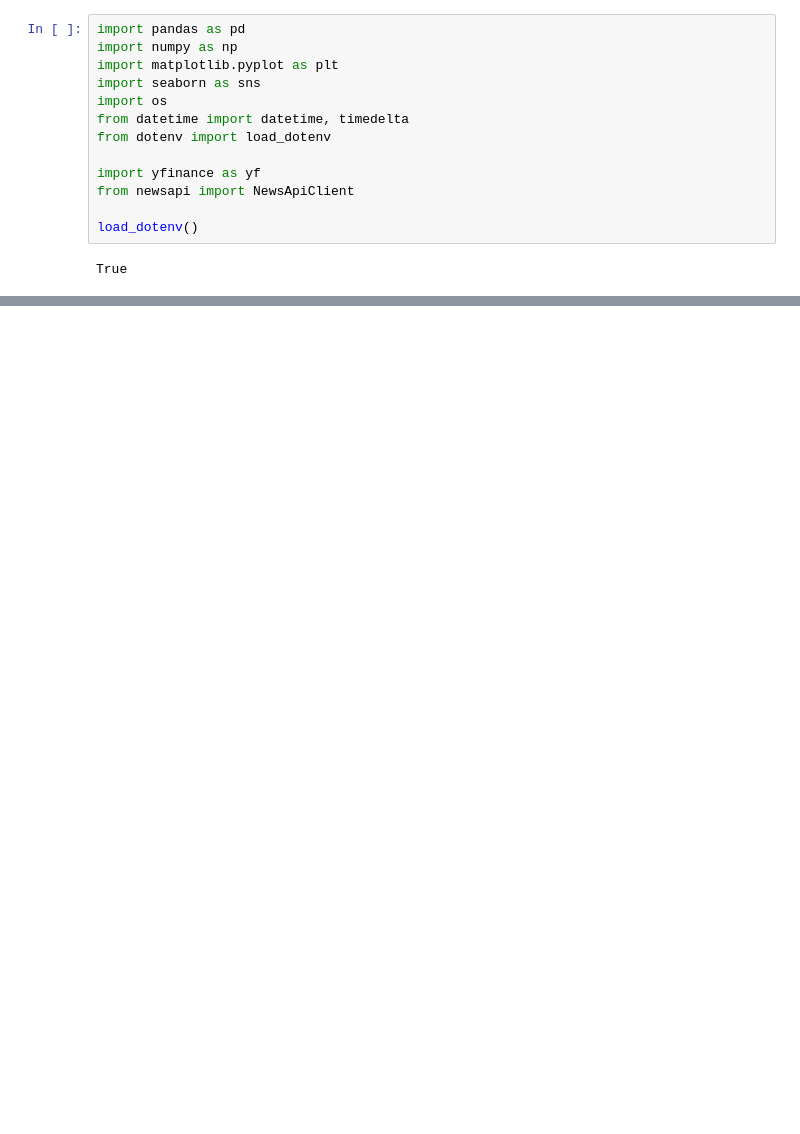
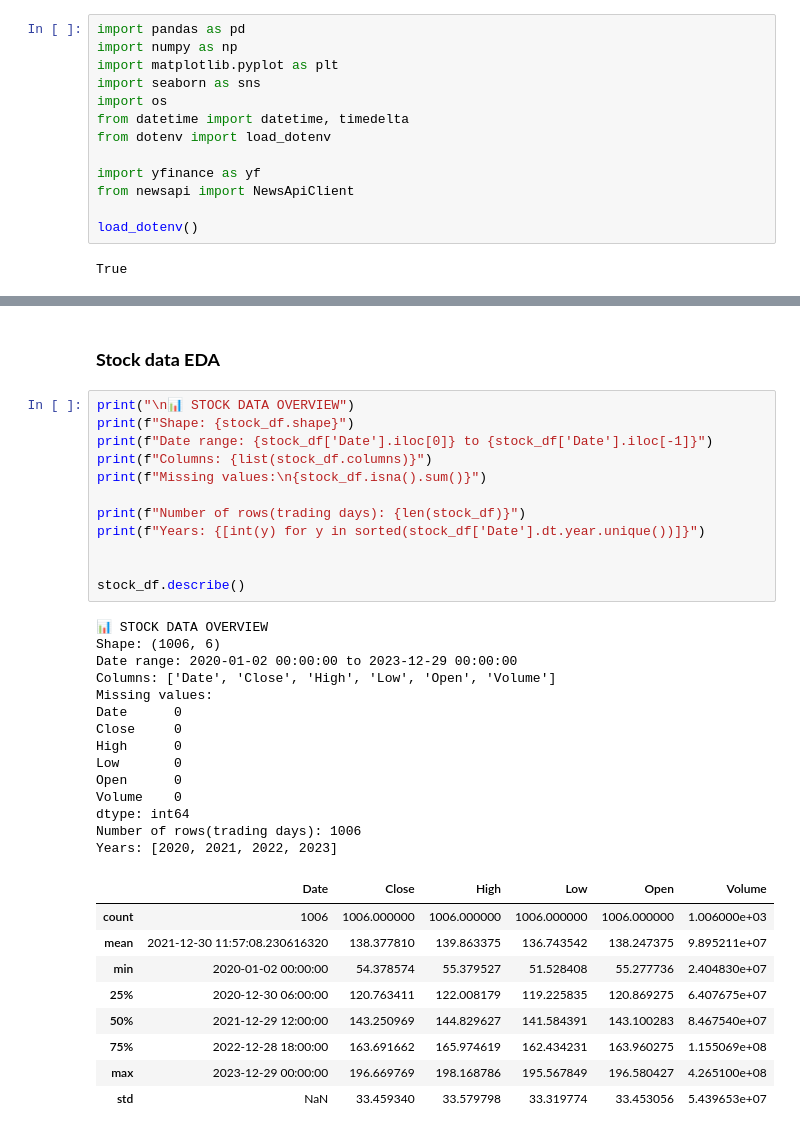
Before and after one commit to julsCadenas/stock-price-predictor, a Jupyter notebook: notebooks/data_prep.ipynb, the cells around one changed output, grey strips where cells are left out. Drawn from its saved outputs; the diff is of its cells as text; blank space fills up the shorter version.

```diff
--- a/notebooks/data_prep.ipynb
+++ b/notebooks/data_prep.ipynb
@@ -79,0 +108,38 @@ News data saved to ../data/news_data.csv
+# %% [markdown]
+### **Stock data EDA**
+# %%
+print("\n📊 STOCK DATA OVERVIEW")
+print(f"Shape: {stock_df.shape}")
+print(f"Date range: {stock_df['Date'].iloc[0]} to {stock_df['Date'].iloc[-1]}")
+print(f"Columns: {list(stock_df.columns)}")
+print(f"Missing values:\n{stock_df.isna().sum()}")
+
+print(f"Number of rows(trading days): {len(stock_df)}")
+print(f"Years: {[int(y) for y in sorted(stock_df['Date'].dt.year.unique())]}")
+
+
+stock_df.describe()
+# %% [output]
+📊 STOCK DATA OVERVIEW
+Shape: (1006, 6)
+Date range: 2020-01-02 00:00:00 to 2023-12-29 00:00:00
+Columns: ['Date', 'Close', 'High', 'Low', 'Open', 'Volume']
+Missing values:
+Date      0
+Close     0
+High      0
+Low       0
+Open      0
+Volume    0
+dtype: int64
+Number of rows(trading days): 1006
+Years: [2020, 2021, 2022, 2023]
+|  | Date | Close | High | Low | Open | Volume |
+| count | 1006 | 1006.000000 | 1006.000000 | 1006.000000 | 1006.000000 | 1.006000e+03 |
+| mean | 2021-12-30 11:57:08.230616320 | 138.377810 | 139.863375 | 136.743542 | 138.247375 | 9.895211e+07 |
+| min | 2020-01-02 00:00:00 | 54.378574 | 55.379527 | 51.528408 | 55.277736 | 2.404830e+07 |
+| 25% | 2020-12-30 06:00:00 | 120.763411 | 122.008179 | 119.225835 | 120.869275 | 6.407675e+07 |
+| 50% | 2021-12-29 12:00:00 | 143.250969 | 144.829627 | 141.584391 | 143.100283 | 8.467540e+07 |
+| 75% | 2022-12-28 18:00:00 | 163.691662 | 165.974619 | 162.434231 | 163.960275 | 1.155069e+08 |
+| max | 2023-12-29 00:00:00 | 196.669769 | 198.168786 | 195.567849 | 196.580427 | 4.265100e+08 |
+| std | NaN | 33.459340 | 33.579798 | 33.319774 | 33.453056 | 5.439653e+07 |
```
Also changed, not shown: parts of 8 cells of this notebook.
